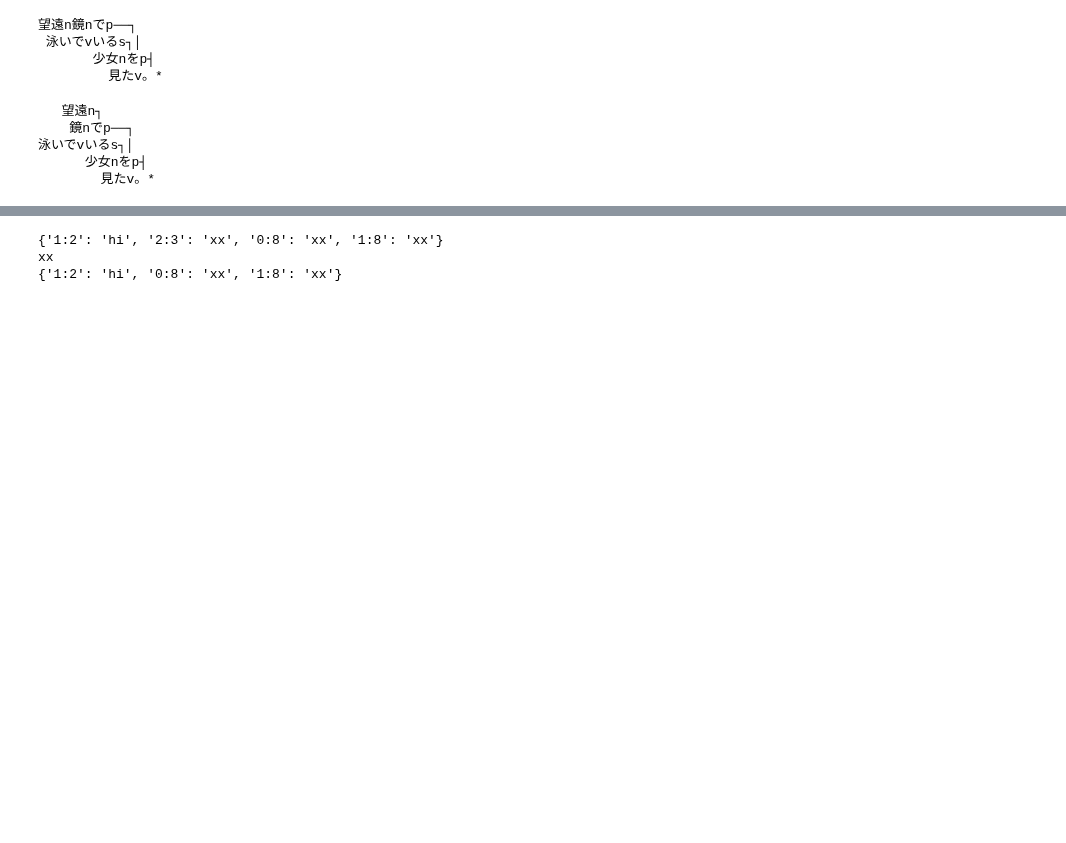
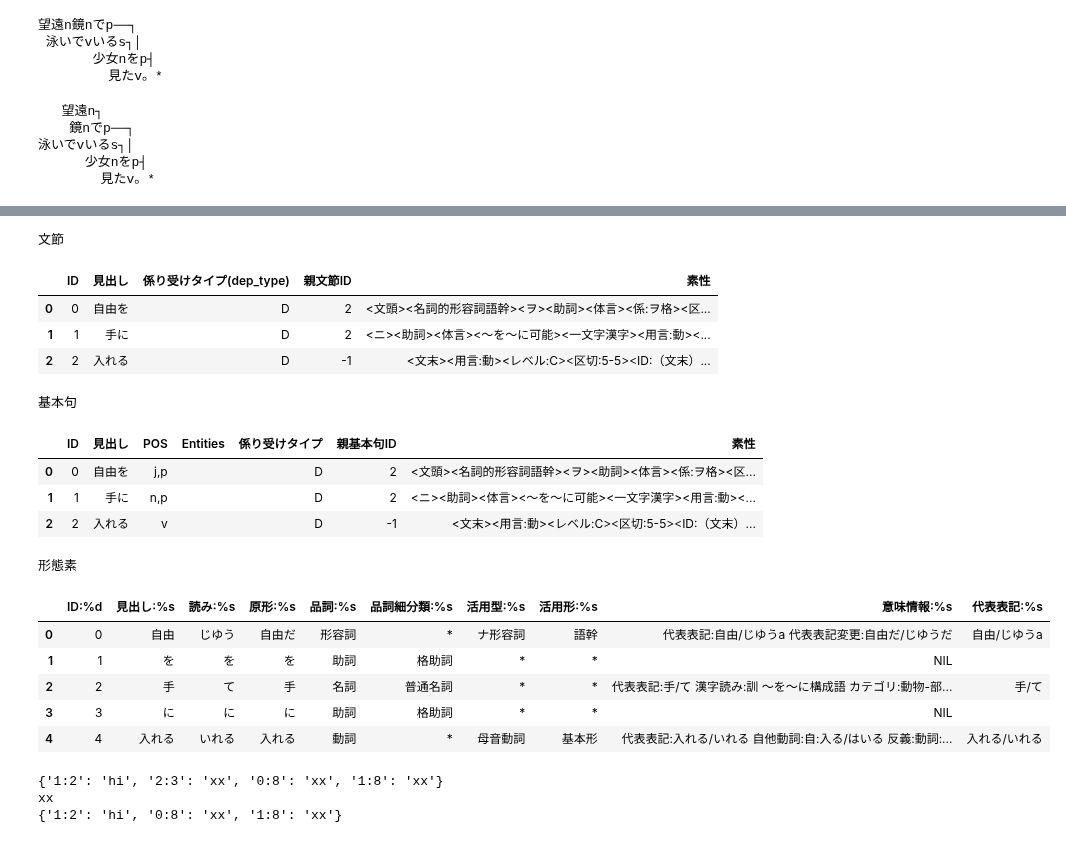
Before and after one commit to samlet/stack, a Jupyter notebook: spacy-2.1/procs-knp.ipynb, the cells around one changed output, grey strips where cells are left out. Saved outputs shown, nothing was run; the diff lists cells and outputs as text; code cells hidden in the pictures; blank space fills up the shorter version.

```diff
--- a/spacy-2.1/procs-knp.ipynb
+++ b/spacy-2.1/procs-knp.ipynb
@@ -218,6 +249,26 @@ parse_knp("私は望遠鏡で泳いでいる少女を見た。")
 | 8 | 8 | を | を | を | 助詞 | 格助詞 | * | * | NIL |  |
 | 9 | 9 | 見た | みた | 見る | 動詞 | * | 母音動詞 | タ形 | 代表表記:見る/みる 補文ト 自他動詞:自:見える/みえる | 見る/みる |
 | 10 | 10 | 。 | 。 | 。 | 特殊 | 句点 | * | * | NIL |  |
+# %%
+parse_knp('自由を手に入れる')
+# %% [output]
+文節
+|  | ID | 見出し | 係り受けタイプ(dep_type) | 親文節ID | 素性 |
+| 0 | 0 | 自由を | D | 2 | <文頭><名詞的形容詞語幹><ヲ><助詞><体言><係:ヲ格><区... |
+| 1 | 1 | 手に | D | 2 | <ニ><助詞><体言><〜を〜に可能><一文字漢字><用言:動><... |
+| 2 | 2 | 入れる | D | -1 | <文末><用言:動><レベル:C><区切:5-5><ID:（文末）... |
+基本句
+|  | ID | 見出し | POS | Entities | 係り受けタイプ | 親基本句ID | 素性 |
+| 0 | 0 | 自由を | j,p |  | D | 2 | <文頭><名詞的形容詞語幹><ヲ><助詞><体言><係:ヲ格><区... |
+| 1 | 1 | 手に | n,p |  | D | 2 | <ニ><助詞><体言><〜を〜に可能><一文字漢字><用言:動><... |
+| 2 | 2 | 入れる | v |  | D | -1 | <文末><用言:動><レベル:C><区切:5-5><ID:（文末）... |
+形態素
+|  | ID:%d | 見出し:%s | 読み:%s | 原形:%s | 品詞:%s | 品詞細分類:%s | 活用型:%s | 活用形:%s | 意味情報:%s | 代表表記:%s |
+| 0 | 0 | 自由 | じゆう | 自由だ | 形容詞 | * | ナ形容詞 | 語幹 | 代表表記:自由/じゆうa 代表表記変更:自由だ/じゆうだ | 自由/じゆうa |
+| 1 | 1 | を | を | を | 助詞 | 格助詞 | * | * | NIL |  |
+| 2 | 2 | 手 | て | 手 | 名詞 | 普通名詞 | * | * | 代表表記:手/て 漢字読み:訓 〜を〜に構成語 カテゴリ:動物-部... | 手/て |
+| 3 | 3 | に | に | に | 助詞 | 格助詞 | * | * | NIL |  |
+| 4 | 4 | 入れる | いれる | 入れる | 動詞 | * | 母音動詞 | 基本形 | 代表表記:入れる/いれる 自他動詞:自:入る/はいる 反義:動詞:... | 入れる/いれる |
 # %%
 def put_items(some_map, keyset, val):
     keystr=':'.join([str(k) for k in sorted(keyset)])
```
Also changed, not shown: parts of 7 cells of this notebook, 20 other files.
